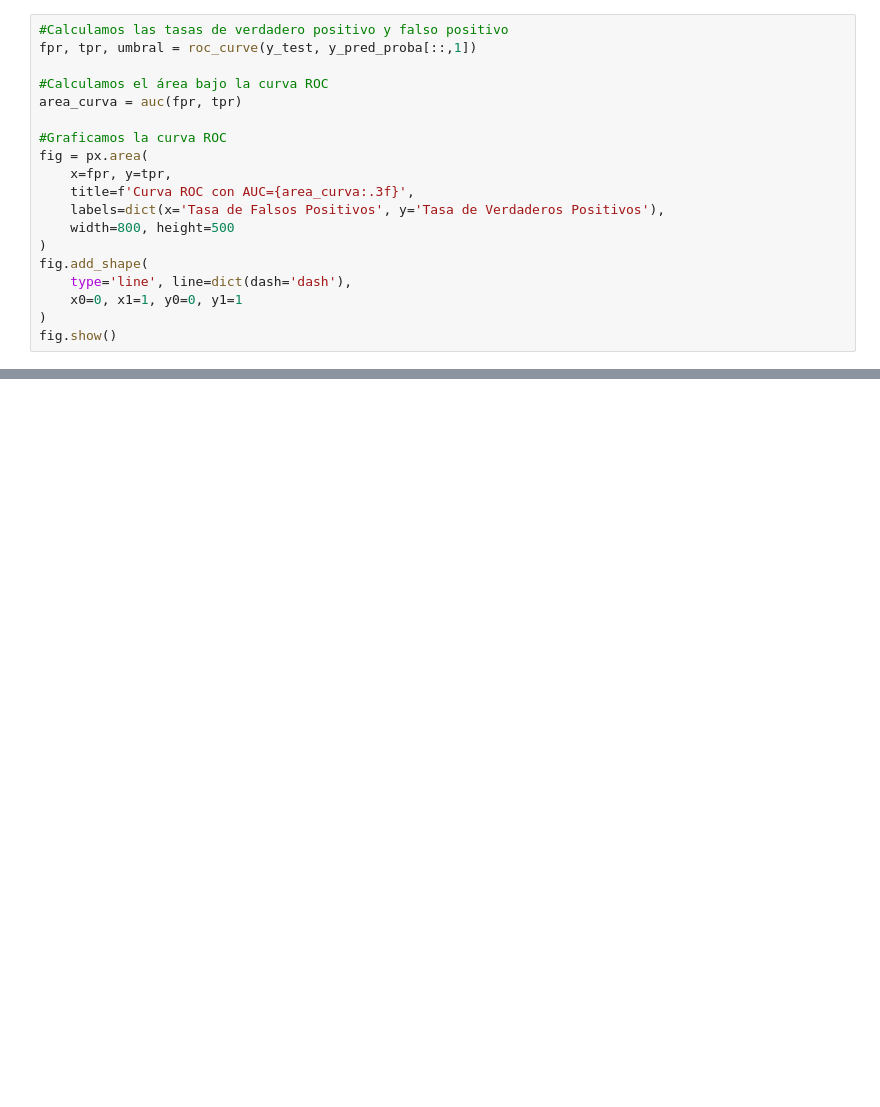
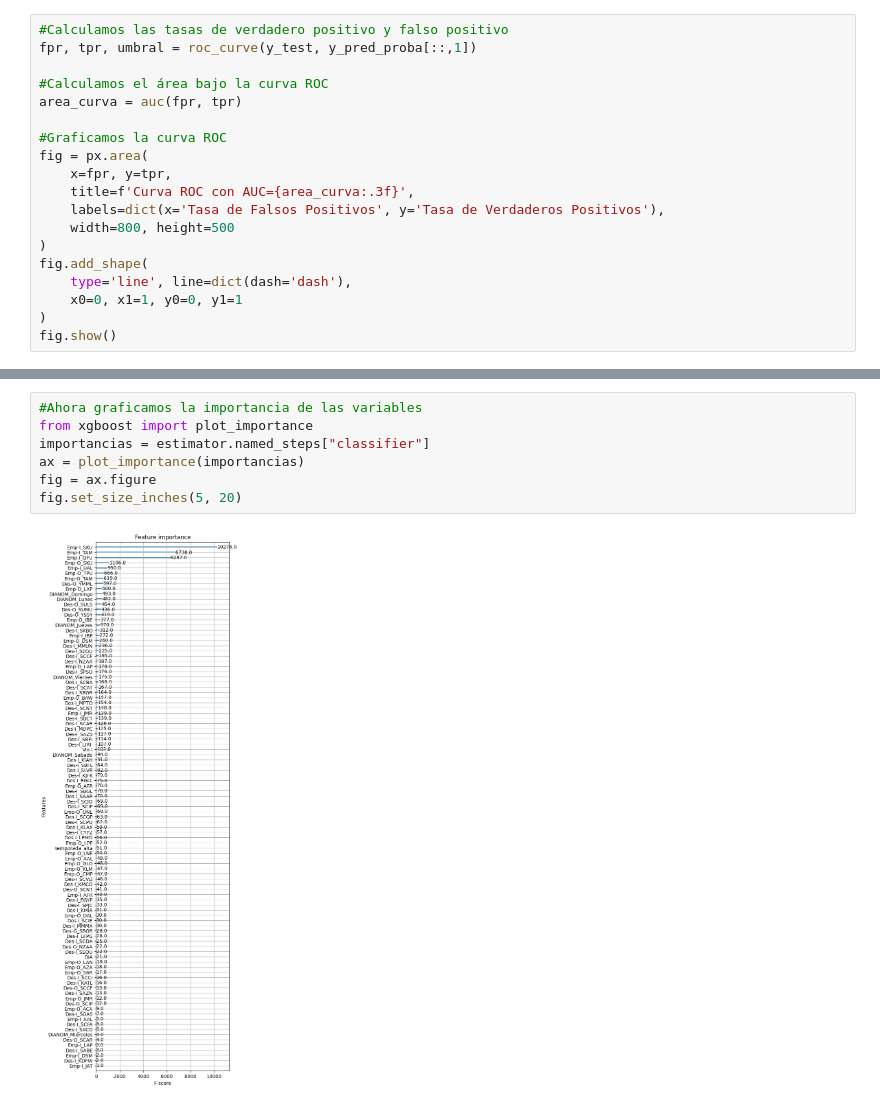
Before and after one commit to miguel-mf/challenge_ds_neuralworks, a Jupyter notebook: Challenge_Vuelos.ipynb, the cells around one changed output, grey strips where cells are left out. Saved outputs shown, nothing was run; the diff lists cells and outputs as text; blank space fills up the shorter version.

```diff
--- a/Challenge_Vuelos.ipynb
+++ b/Challenge_Vuelos.ipynb
@@ -423,0 +455,9 @@ fig.show()
+# %%
+#Ahora graficamos la importancia de las variables
+from xgboost import plot_importance
+importancias = estimator.named_steps["classifier"]
+ax = plot_importance(importancias)
+fig = ax.figure
+fig.set_size_inches(5, 20)
+# %% [output]
+[figure, added]
```
Also changed, not shown: parts of 23 cells of this notebook.
